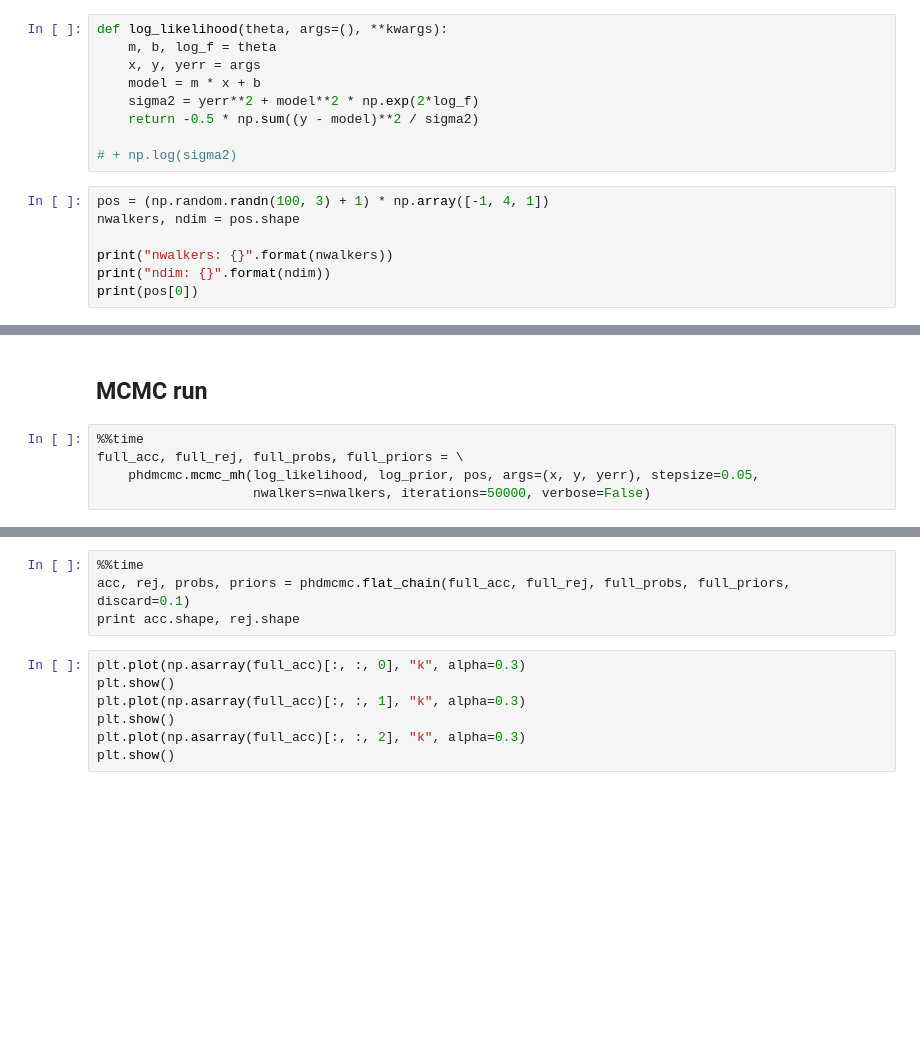
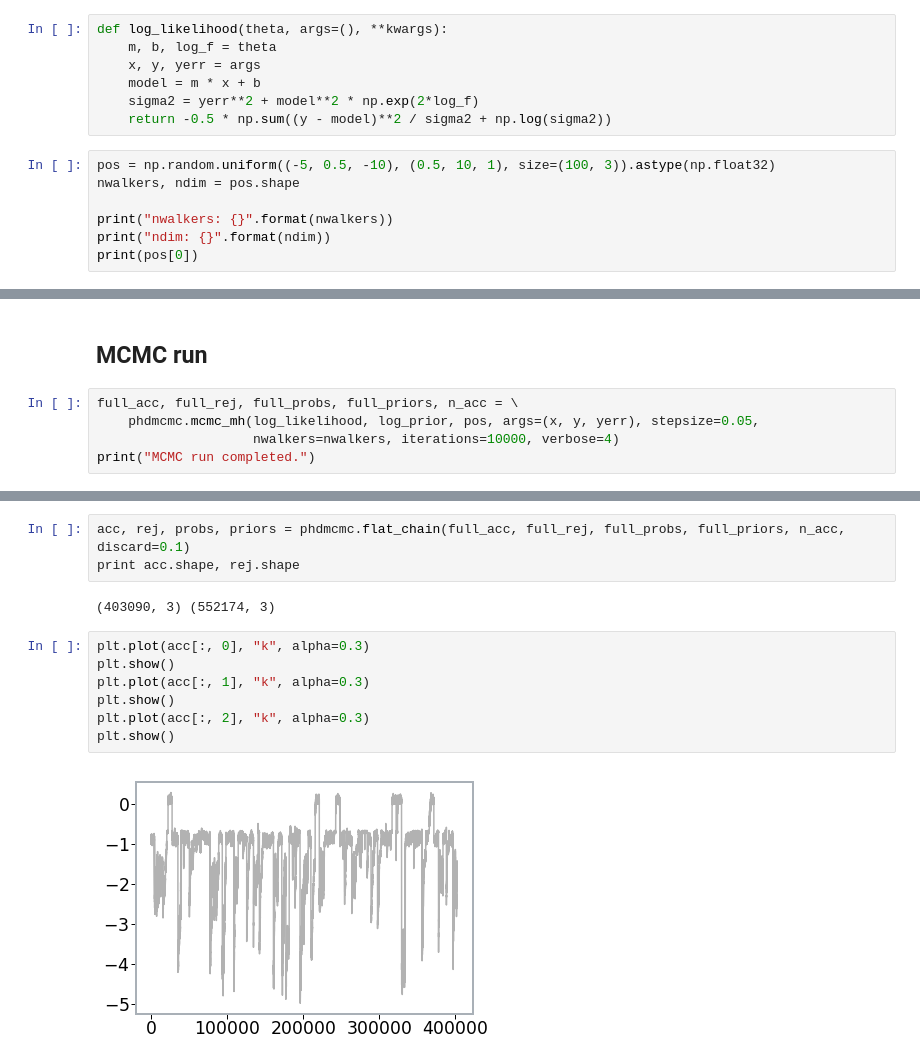
Before and after one commit to phdenzel/slacs-match, a Jupyter notebook: mcmc_test.ipynb, the cells around one changed output, grey strips where cells are left out. Saved outputs shown, nothing was run; the diff lists cells and outputs as text; blank space fills up the shorter version.

Commit message:
MCMC optimizations

```diff
--- a/mcmc_test.ipynb
+++ b/mcmc_test.ipynb
@@ -37,11 +37,9 @@ def log_likelihood(theta, args=(), **kwargs):
     x, y, yerr = args
     model = m * x + b
     sigma2 = yerr**2 + model**2 * np.exp(2*log_f)
-    return -0.5 * np.sum((y - model)**2 / sigma2)
-
-# + np.log(sigma2)
+    return -0.5 * np.sum((y - model)**2 / sigma2 + np.log(sigma2))
 # %%
-pos = (np.random.randn(100, 3) + 1) * np.array([-1, 4, 1])
+pos = np.random.uniform((-5, 0.5, -10), (0.5, 10, 1), size=(100, 3)).astype(np.float32)
 nwalkers, ndim = pos.shape
 
 print("nwalkers: {}".format(nwalkers))
@@ -50,7 +52,7 @@ print(pos[0])
 # %% [markdown]
 ## MCMC run
 # %%
-%%time
-full_acc, full_rej, full_probs, full_priors = \
+full_acc, full_rej, full_probs, full_priors, n_acc = \
     phdmcmc.mcmc_mh(log_likelihood, log_prior, pos, args=(x, y, yerr), stepsize=0.05,
-                    nwalkers=nwalkers, iterations=50000, verbose=False)
+                    nwalkers=nwalkers, iterations=10000, verbose=4)
+print("MCMC run completed.")
@@ -60,11 +83,14 @@ print len(full_rej[0])
 # %%
-%%time
-acc, rej, probs, priors = phdmcmc.flat_chain(full_acc, full_rej, full_probs, full_priors, discard=0.1)
+acc, rej, probs, priors = phdmcmc.flat_chain(full_acc, full_rej, full_probs, full_priors, n_acc, discard=0.1)
 print acc.shape, rej.shape
+# %% [output]
+(403090, 3) (552174, 3)
 # %%
-plt.plot(np.asarray(full_acc)[:, :, 0], "k", alpha=0.3)
+plt.plot(acc[:, 0], "k", alpha=0.3)
 plt.show()
-plt.plot(np.asarray(full_acc)[:, :, 1], "k", alpha=0.3)
+plt.plot(acc[:, 1], "k", alpha=0.3)
 plt.show()
-plt.plot(np.asarray(full_acc)[:, :, 2], "k", alpha=0.3)
+plt.plot(acc[:, 2], "k", alpha=0.3)
 plt.show()
+# %% [output]
+[figure, added]
```
Also changed, not shown: parts of 8 cells of this notebook, 1 other file.
